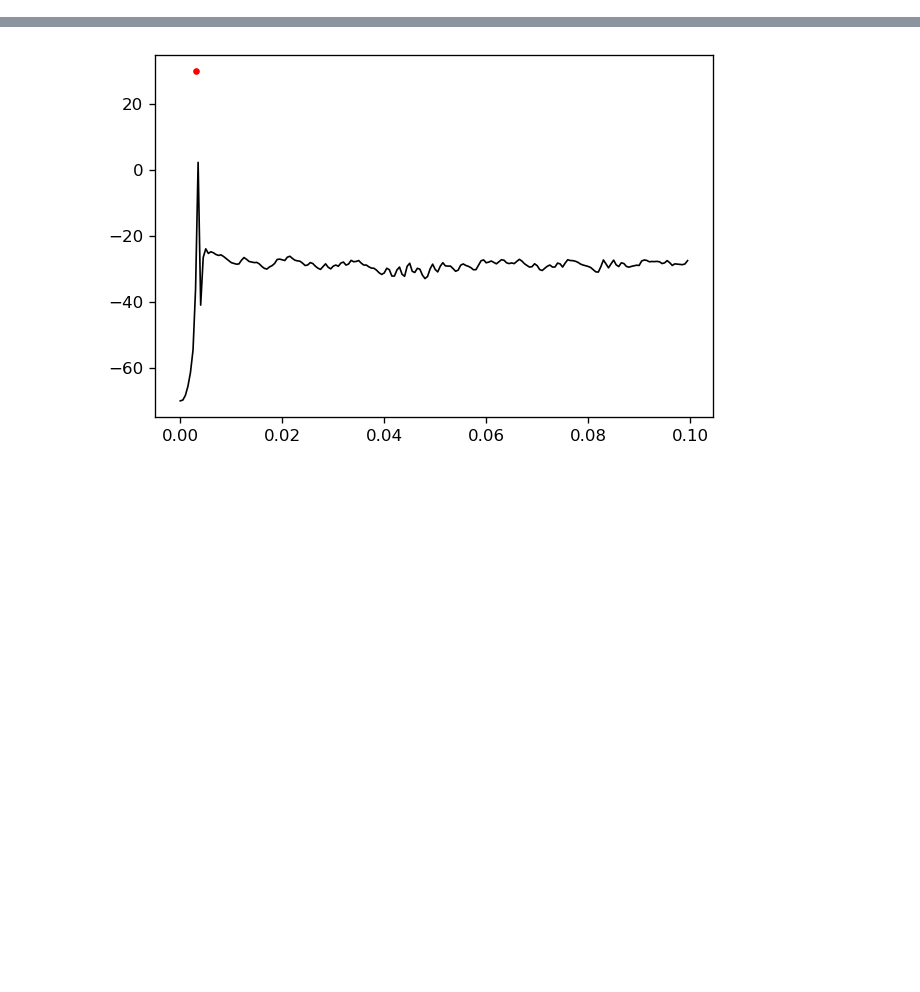
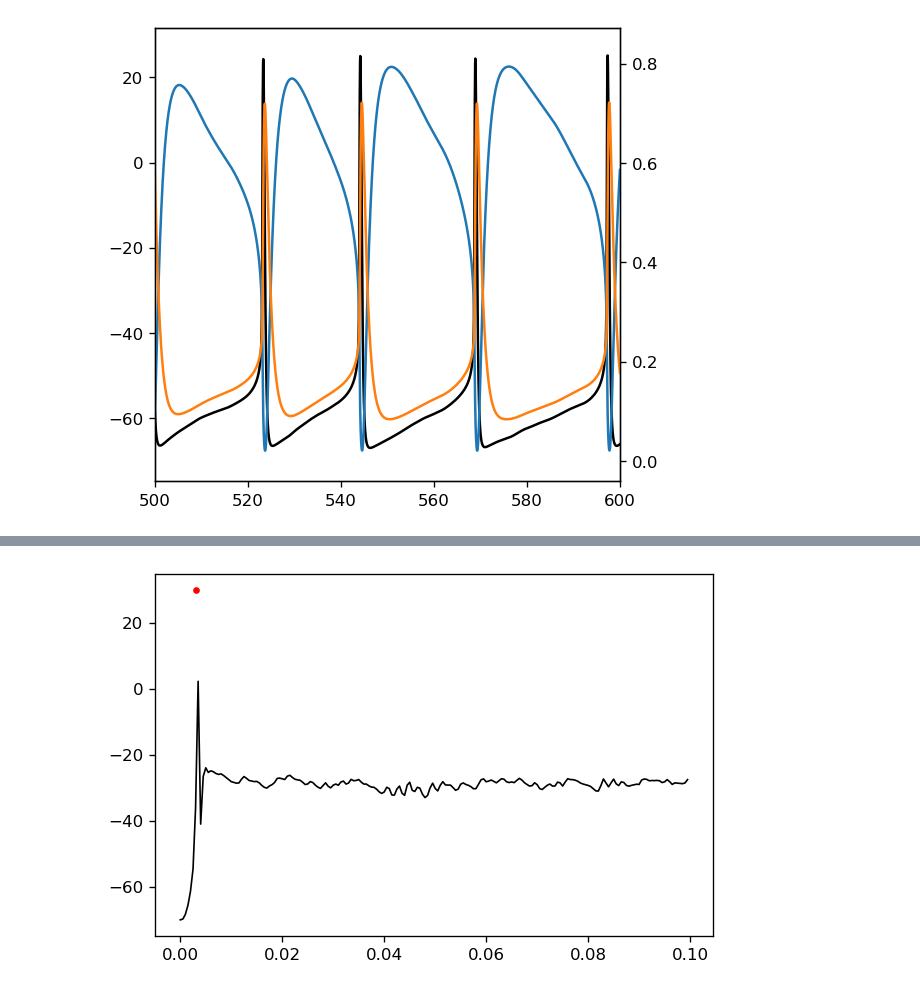
Before and after one commit to jyKim-97/hh_neuralnet, a Jupyter notebook: ei_wb_pop/view.ipynb, the cells around one changed output, grey strips where cells are left out. Saved outputs shown, nothing was run; the diff lists cells and outputs as text; code cells hidden in the pictures; blank space fills up the shorter version.

```diff
--- a/ei_wb_pop/view.ipynb
+++ b/ei_wb_pop/view.ipynb
@@ -50,0 +67,19 @@ plt.show()
+# %%
+keys = ["v", "h", "i", "n"]
+data_single = {}
+for k in keys:
+    with open("./single_%s.txt"%(k), "r") as fid:
+        data_single[k] = [float(x) for x in fid.readline().split(",")[:-1]]
+
+dt = 0.01
+t_single = np.arange(len(data_single["v"])) * dt
+# %%
+plt.figure(dpi=120, figsize=(5,5))
+plt.plot(t_single, data_single["v"], c='k', label="v")
+plt.twinx()
+plt.plot(t_single, data_single["h"], label="h")
+plt.plot(t_single, data_single["n"], label="n")
+plt.xlim([500, 600])
+plt.show()
+# %% [output]
+[figure, added]
```
Also changed, not shown: parts of 25 cells of this notebook, 2 other files.
